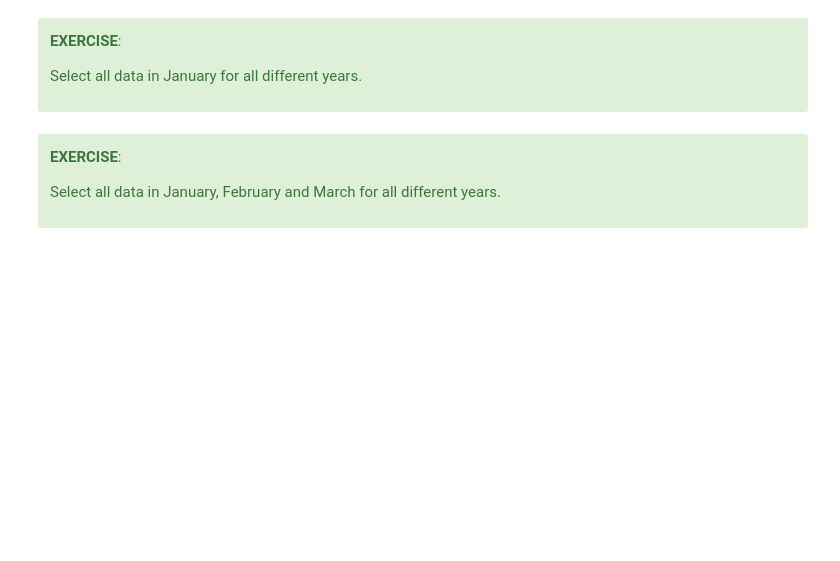
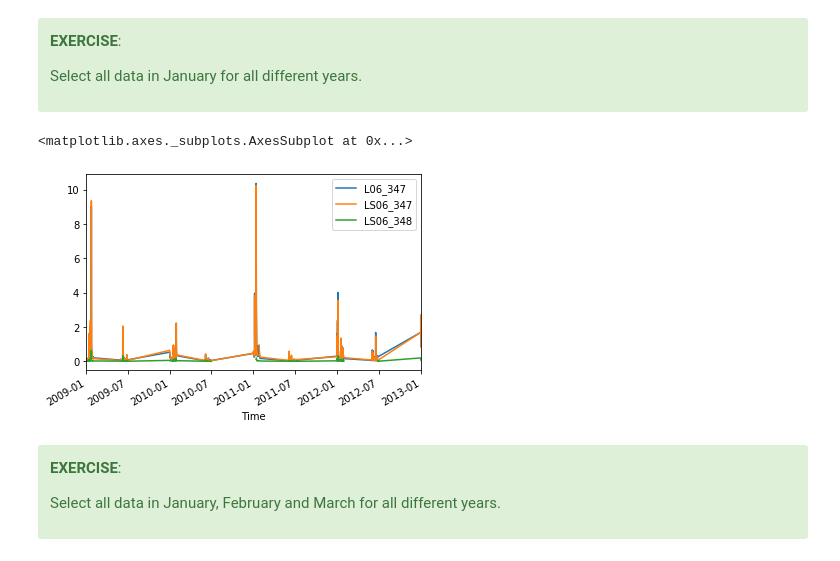
Before and after one commit to glouppe/proj0016-big-data-project, a Jupyter notebook: tutorials/4_tools_pandas.ipynb, the cells around one changed output. Cells and saved outputs as stored; diff of their text form; code cells hidden in the pictures; blank space fills up the shorter version.

```diff
--- a/tutorials/4_tools_pandas.ipynb
+++ b/tutorials/4_tools_pandas.ipynb
@@ -751,3 +1040,6 @@ data['2012-01':'2012-03']
 
 Select all data starting from 2012.
 </div>
+# %%
+data = pd.read_csv("data/flowdata.csv", index_col=0, parse_dates=True)
+data['2012':]
@@ -758,6 +1065,14 @@ Select all data starting from 2012.
 
 Select all data in January for all different years.
 </div>
+# %%
+df1 = data[data.index.month ==1]
+df2 = data[data.index.month ==6]
+df3 = pd.concat([df1, df2], axis=0, join='inner')
+df3.plot()
+# %% [output]
+<matplotlib.axes._subplots.AxesSubplot at 0x...>
+[figure, added]
 # %% [markdown]
 <div class="alert alert-success">
 
```
Also changed, not shown: parts of 52 cells of this notebook, 6 other files.
